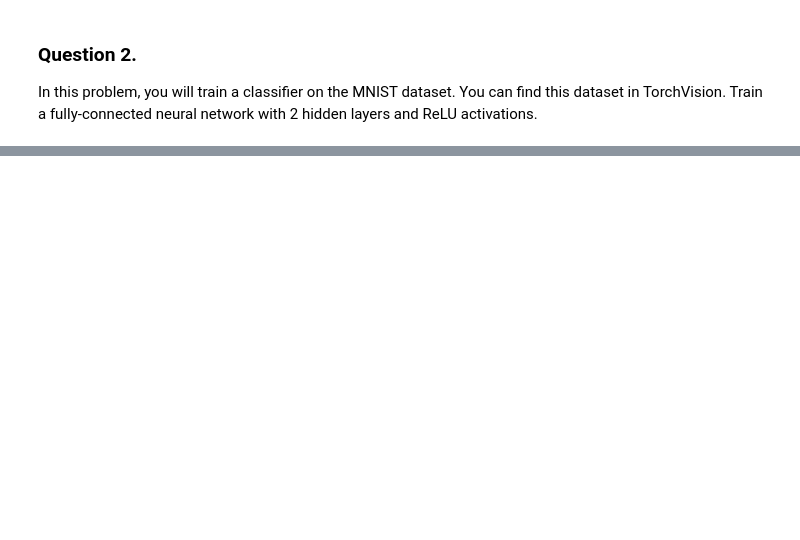
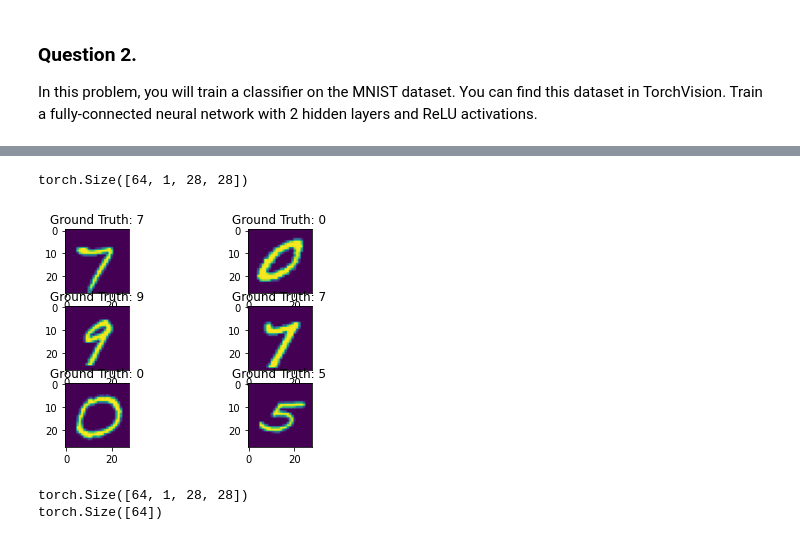
Before and after one commit to sharmasapna/deep-learning, a Jupyter notebook: CS7150-HW1.ipynb, the cells around one changed output, grey strips where cells are left out. Saved outputs shown, nothing was run; the diff lists cells and outputs as text; code cells hidden in the pictures; blank space fills up the shorter version.

Commit message:
training done

```diff
--- a/CS7150-HW1.ipynb
+++ b/CS7150-HW1.ipynb
@@ -15,3 +15,27 @@ df_test  = datasets.MNIST(root ='./root',download = True, train = False,transfor
+# %%
+# downloading MNSIT training and testing dataset
+
+transform = transforms.Compose([transforms.ToTensor(),                    # ToTensor converts image to numbers
+                              transforms.Normalize((0.1307,), (0.3081,)), # global mean and standard deviation of MNIST data set
+                              ])
+
+batch_size = 64
+
+train_loader = torch.utils.data.DataLoader(
+  torchvision.datasets.MNIST('./root',
+                             train=True,
+                             download=True,
+                             transform=transform),
+    batch_size=batch_size,
+    shuffle=True)
+
+test_loader = torch.utils.data.DataLoader(
+  torchvision.datasets.MNIST('./root',
+                             train=False,
+                             download=True,
+                             transform = transform),
+    batch_size=batch_size,
+    shuffle=True)
 # %% [markdown]
 We use the root parameter to define where to save the data.
 
@@ -33,0 +53,24 @@ ImportError: cannot import name 'Variable' from 'torch' (/opt/anaconda3/envs/py3
+# %%
+ex = enumerate(train_loader)
+batch_idx,(ex_data,ex_target) = next(ex)
+print(ex_data.shape)
+# %% [output]
+torch.Size([64, 1, 28, 28])
+# %%
+fig = plt.figure()
+for i in range(6):
+    plt.subplot(3,2,i+1)
+    plt.imshow(ex_data[i][0],interpolation = None)
+    plt.title("Ground Truth: {}".format(ex_target[i]))
+#fig
+# %% [output]
+[figure, added]
+# %%
+dataiter = iter(train_loader)
+images, labels = dataiter.next()
+
+print(images.shape)
+print(labels.shape)
+# %% [output]
+torch.Size([64, 1, 28, 28])
+torch.Size([64])
```
Also changed, not shown: parts of 34 cells of this notebook.
